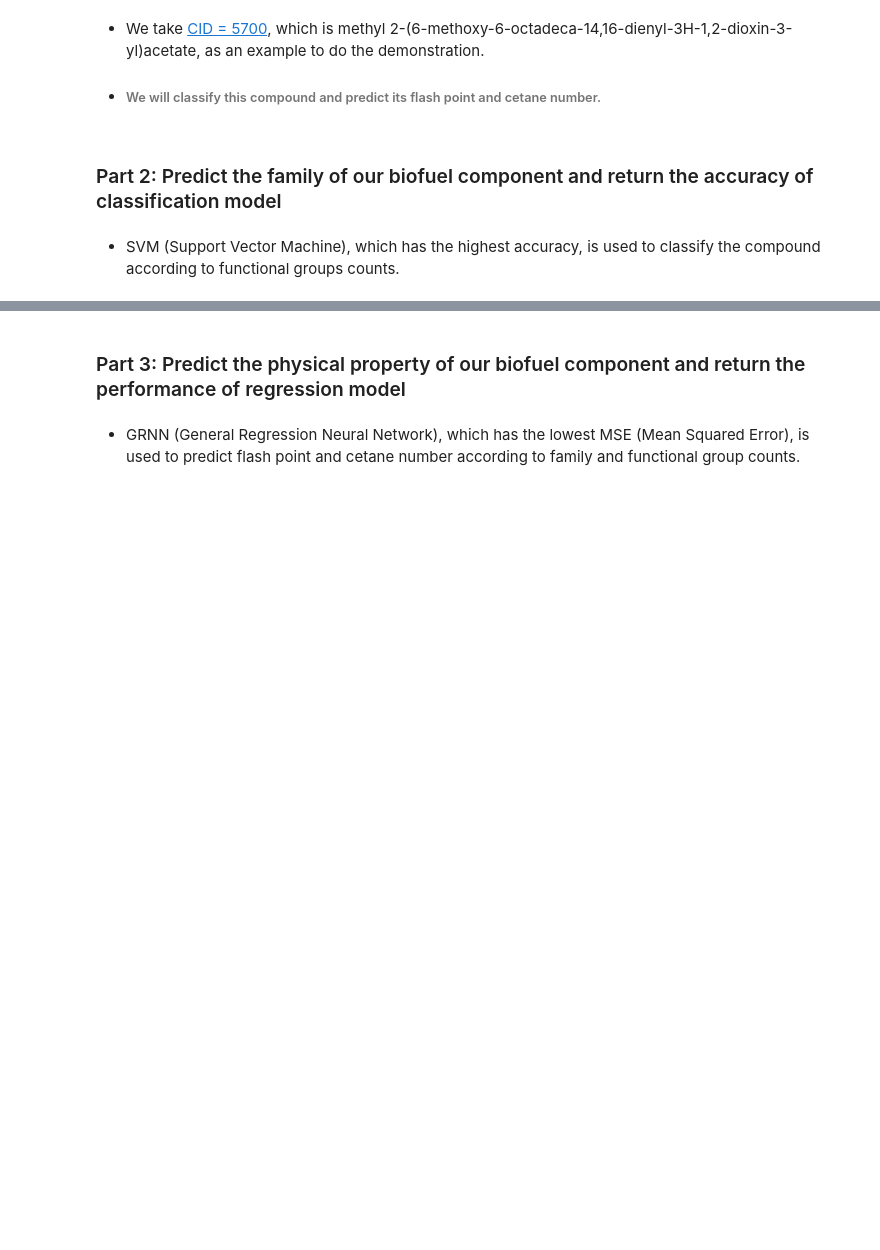
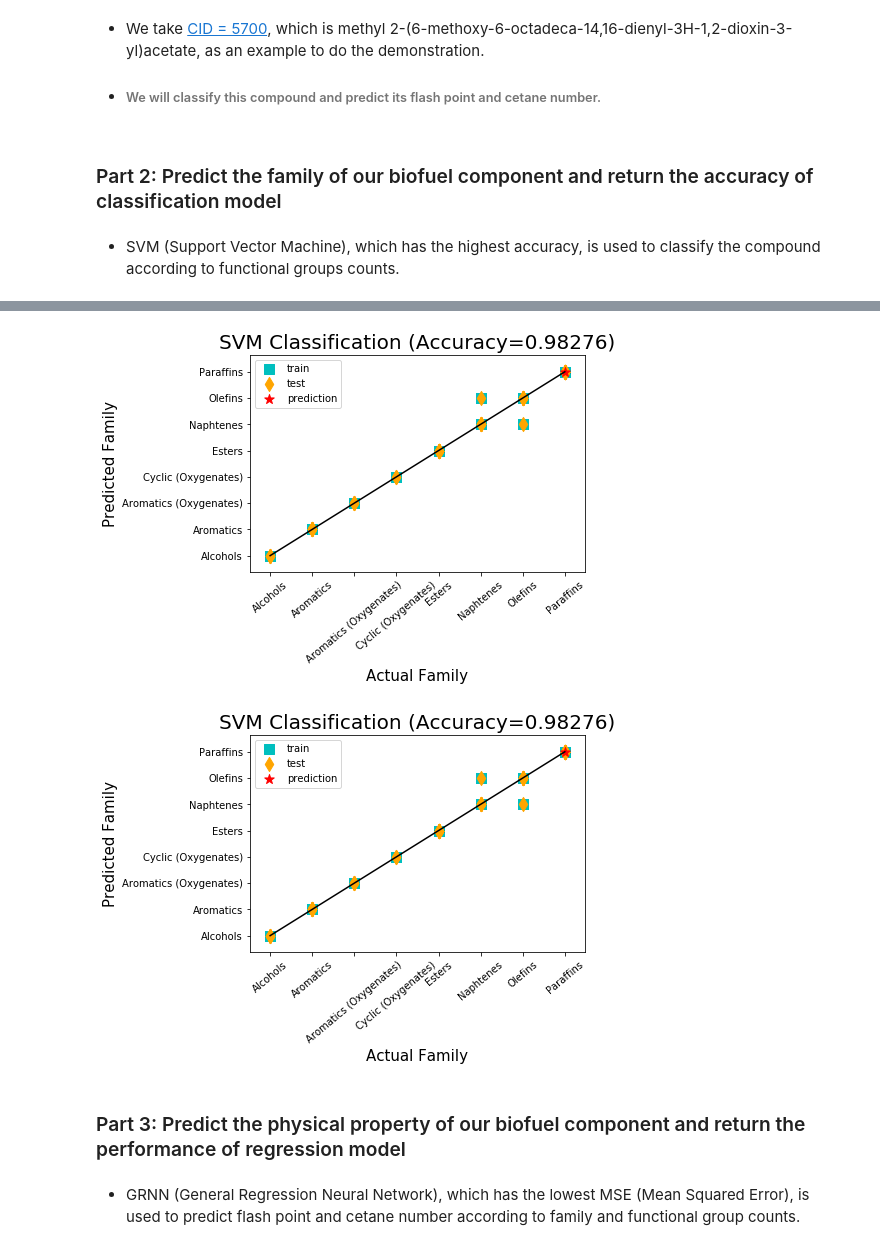
Before and after one commit to Zhangjt9317/Biofuel-Group-Project, a Jupyter notebook: examples/Demo.ipynb, the cells around one changed output, grey strips where cells are left out. Cells and saved outputs as stored; diff of their text form; code cells hidden in the pictures; blank space fills up the shorter version.

```diff
--- a/examples/Demo.ipynb
+++ b/examples/Demo.ipynb
@@ -30,5 +33,8 @@ print(acc)
 # %%
-plot_svm(fam)[0]   ###make parity plot on SVM model
+plot_svm(fam)   ###make parity plot on SVM model
+# %% [output]
+[figure, added]
+[figure, added]
 # %% [markdown]
 ### Part 3: Predict the physical property of our biofuel component and return the performance of regression model
 # %% [markdown]
```
Also changed, not shown: parts of 5 cells of this notebook.
